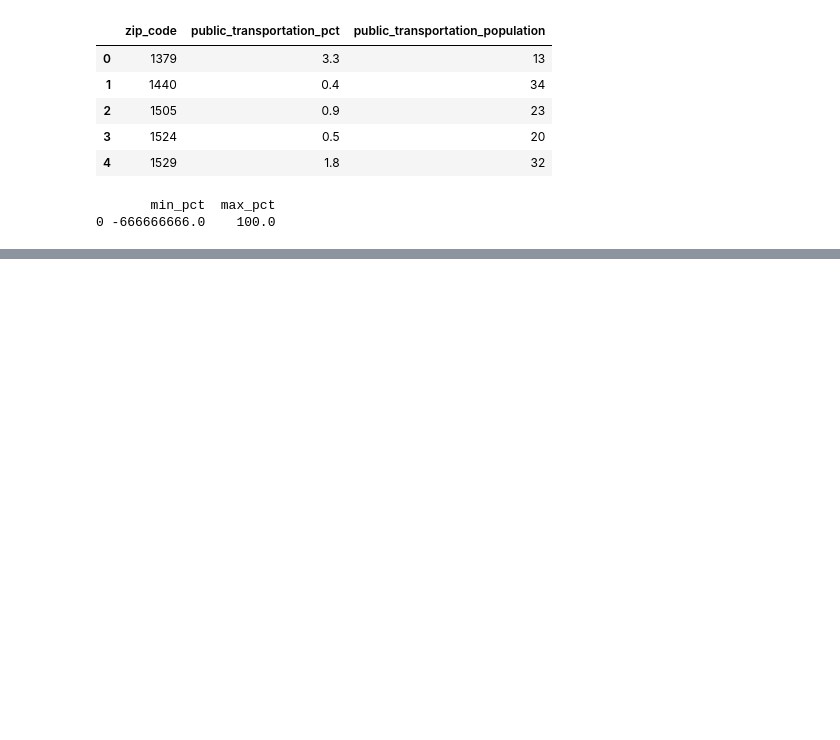
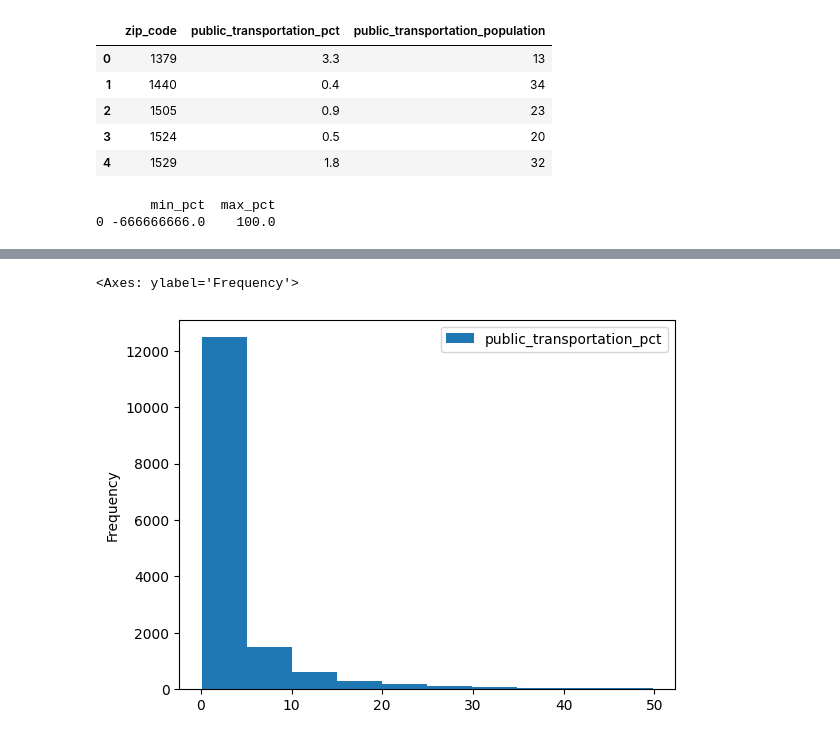
Before and after one commit to karolkruszynski/today-i-learned, a Jupyter notebook: ex6_01.ipynb, the cells around one changed output, grey strips where cells are left out. Cells and saved outputs as stored; diff of their text form; code cells hidden in the pictures; blank space fills up the shorter version.

```diff
--- a/ex6_01.ipynb
+++ b/ex6_01.ipynb
@@ -69,0 +133,15 @@ print(test)
+# %%
+data = pd.read_sql_query("""
+    SELECT
+        *
+    FROM
+        public_transportation_by_zip
+    WHERE
+        public_transportation_pct > 0
+    AND
+        public_transportation_pct < 50
+""", engine)
+data.plot.hist(y='public_transportation_pct')
+# %% [output]
+<Axes: ylabel='Frequency'>
+[figure, added]
```
Also changed, not shown: parts of 6 cells of this notebook.
